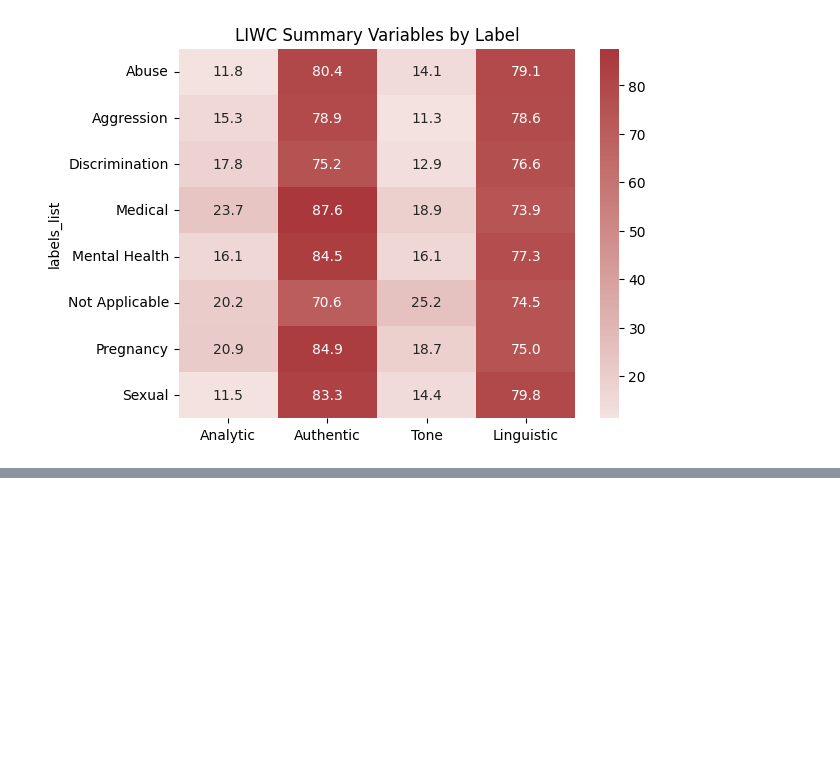
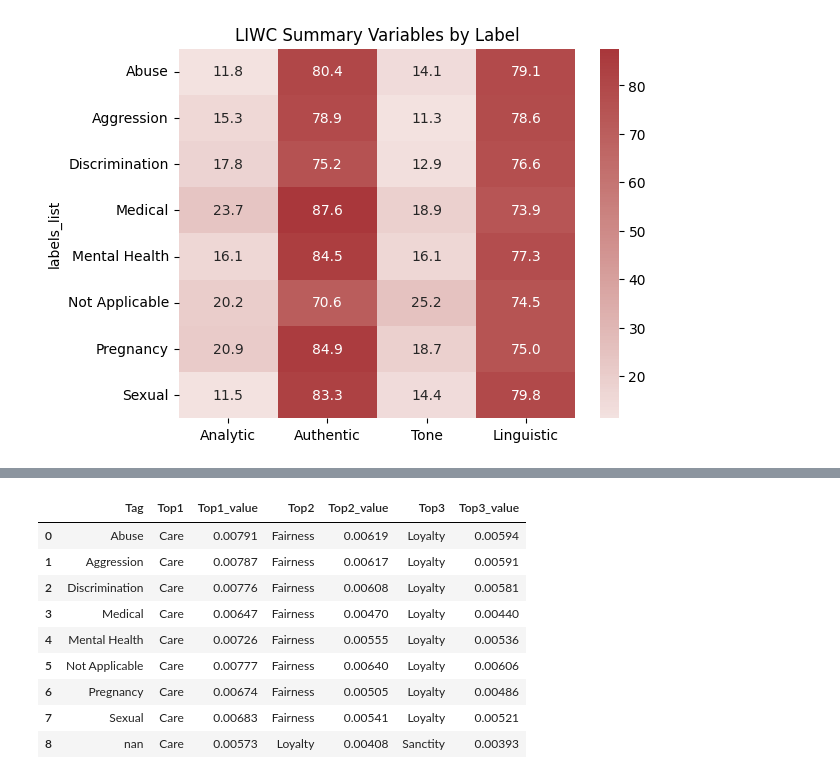
Before and after one commit to ShirleneRose/TriggerWarnings, a Jupyter notebook: jupyter-notebooks/linguistic_analysis.ipynb, the cells around one changed output, grey strips where cells are left out. Saved outputs shown, nothing was run; the diff lists cells and outputs as text; code cells hidden in the pictures; blank space fills up the shorter version.

```diff
--- a/jupyter-notebooks/linguistic_analysis.ipynb
+++ b/jupyter-notebooks/linguistic_analysis.ipynb
@@ -1419,0 +1572,8 @@ plt.show()
+# %%
+# List of normalized foundation columns
+norm_cols = ["Care_norm", "Fairness_norm", "Loyalty_norm", "Authority_norm", "Sanctity_norm"]
+
+tag_means = df_exploded.groupby("Tags_list")[norm_cols].mean().sort_index()
+
+print("✅ Tag-wise moral foundation intensities calculated:")
+tag_means
@@ -1419,0 +1600,6 @@ plt.show()
+# %%
+tag_top_foundations = tag_means.idxmax(axis=1).to_frame(name="Top_Moral_Foundation")
+
+tag_summary = pd.concat([tag_means, tag_top_foundations], axis=1)
+
+tag_summary
@@ -1419,0 +1618,8 @@ plt.show()
+# %%
+for tag in tag_summary.index:
+    row = tag_summary.loc[tag]
+    top_foundation = row["Top_Moral_Foundation"]
+    top_value = row[top_foundation]
+
+    print(f"• **{tag}** posts most strongly express the **{top_foundation}** foundation "
+          f"({top_foundation}_norm ≈ {top_value:.5f}).")
@@ -1419,0 +1662,27 @@ plt.show()
+# %%
+top3_table = []
+
+for tag, row in tag_means.iterrows():
+    sorted_vals = row.sort_values(ascending=False)
+    f1, f2, f3 = sorted_vals.index[:3]
+    v1, v2, v3 = sorted_vals.values[:3]
+    top3_table.append([tag,
+                       f1.replace('_norm',''), round(v1,5),
+                       f2.replace('_norm',''), round(v2,5),
+                       f3.replace('_norm',''), round(v3,5)])
+
+top3_df = pd.DataFrame(top3_table, columns=[
+    "Tag", "Top1", "Top1_value", "Top2", "Top2_value", "Top3", "Top3_value"
+])
+top3_df
+# %% [output]
+|  | Tag | Top1 | Top1_value | Top2 | Top2_value | Top3 | Top3_value |
+| 0 | Abuse | Care | 0.00791 | Fairness | 0.00619 | Loyalty | 0.00594 |
+| 1 | Aggression | Care | 0.00787 | Fairness | 0.00617 | Loyalty | 0.00591 |
+| 2 | Discrimination | Care | 0.00776 | Fairness | 0.00608 | Loyalty | 0.00581 |
+| 3 | Medical | Care | 0.00647 | Fairness | 0.00470 | Loyalty | 0.00440 |
+| 4 | Mental Health | Care | 0.00726 | Fairness | 0.00555 | Loyalty | 0.00536 |
+| 5 | Not Applicable | Care | 0.00777 | Fairness | 0.00640 | Loyalty | 0.00606 |
+| 6 | Pregnancy | Care | 0.00674 | Fairness | 0.00505 | Loyalty | 0.00486 |
+| 7 | Sexual | Care | 0.00683 | Fairness | 0.00541 | Loyalty | 0.00521 |
+| 8 | nan | Care | 0.00573 | Loyalty | 0.00408 | Sanctity | 0.00393 |
```
Also changed, not shown: parts of 22 cells of this notebook, 3 other files.
